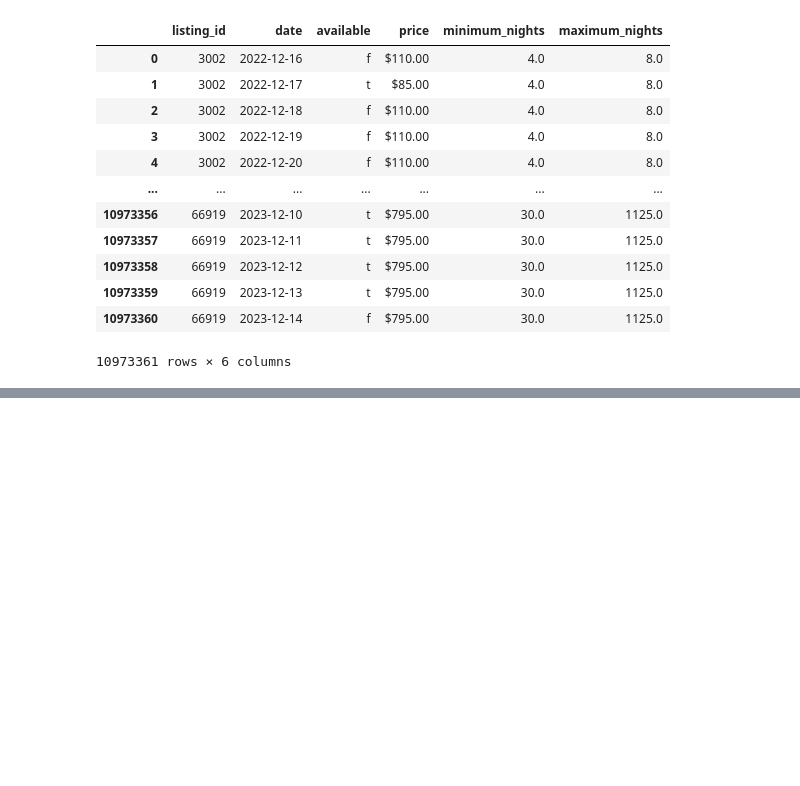
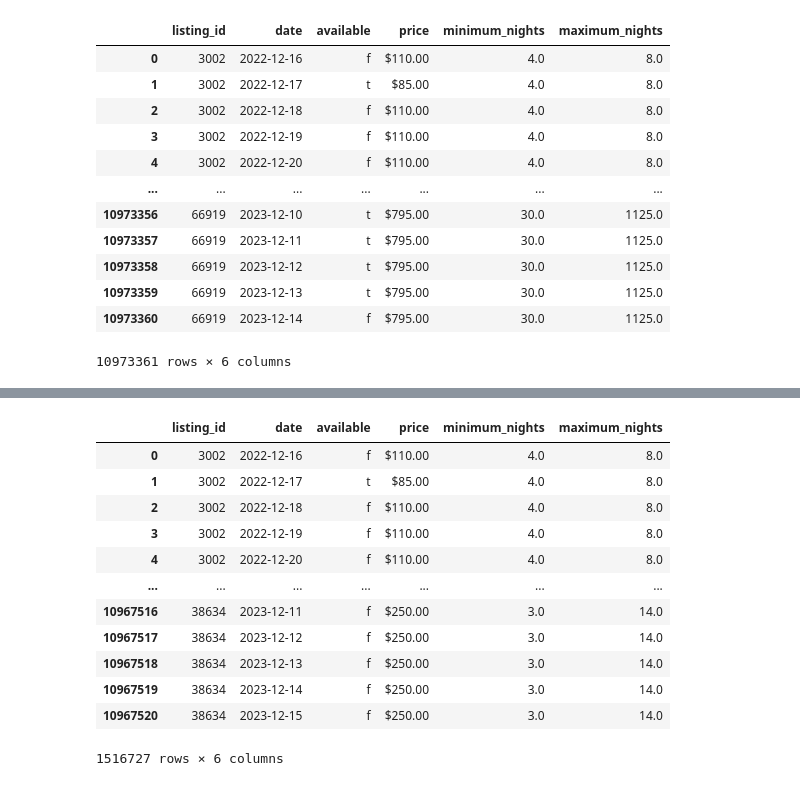
Before and after one commit to ubco-W2022T2-data301/project-group-group38, a Jupyter notebook: AC_EDA _Task_1_Milestone3.ipynb, the cells around one changed output, grey strips where cells are left out. Cells and saved outputs as stored; diff of their text form; code cells hidden in the pictures; blank space fills up the shorter version.

```diff
--- a/AC_EDA _Task_1_Milestone3.ipynb
+++ b/AC_EDA _Task_1_Milestone3.ipynb
@@ -41,0 +55,19 @@ KeyError: 'maximum_nights'
+# %%
+df = df[df['minimum_nights'].between(1.0, 4.0)]
+df = df[df['maximum_nights'].between (4.0, 40.0)]
+df.describe().apply(lambda s: s.apply(lambda x: format(x, 'f')))
+df
+# %% [output]
+|  | listing_id | date | available | price | minimum_nights | maximum_nights |
+| 0 | 3002 | 2022-12-16 | f | $110.00 | 4.0 | 8.0 |
+| 1 | 3002 | 2022-12-17 | t | $85.00 | 4.0 | 8.0 |
+| 2 | 3002 | 2022-12-18 | f | $110.00 | 4.0 | 8.0 |
+| 3 | 3002 | 2022-12-19 | f | $110.00 | 4.0 | 8.0 |
+| 4 | 3002 | 2022-12-20 | f | $110.00 | 4.0 | 8.0 |
+| ... | ... | ... | ... | ... | ... | ... |
+| 10967516 | 38634 | 2023-12-11 | f | $250.00 | 3.0 | 14.0 |
+| 10967517 | 38634 | 2023-12-12 | f | $250.00 | 3.0 | 14.0 |
+| 10967518 | 38634 | 2023-12-13 | f | $250.00 | 3.0 | 14.0 |
+| 10967519 | 38634 | 2023-12-14 | f | $250.00 | 3.0 | 14.0 |
+| 10967520 | 38634 | 2023-12-15 | f | $250.00 | 3.0 | 14.0 |
+1516727 rows × 6 columns
```
Also changed, not shown: parts of 5 cells of this notebook.
